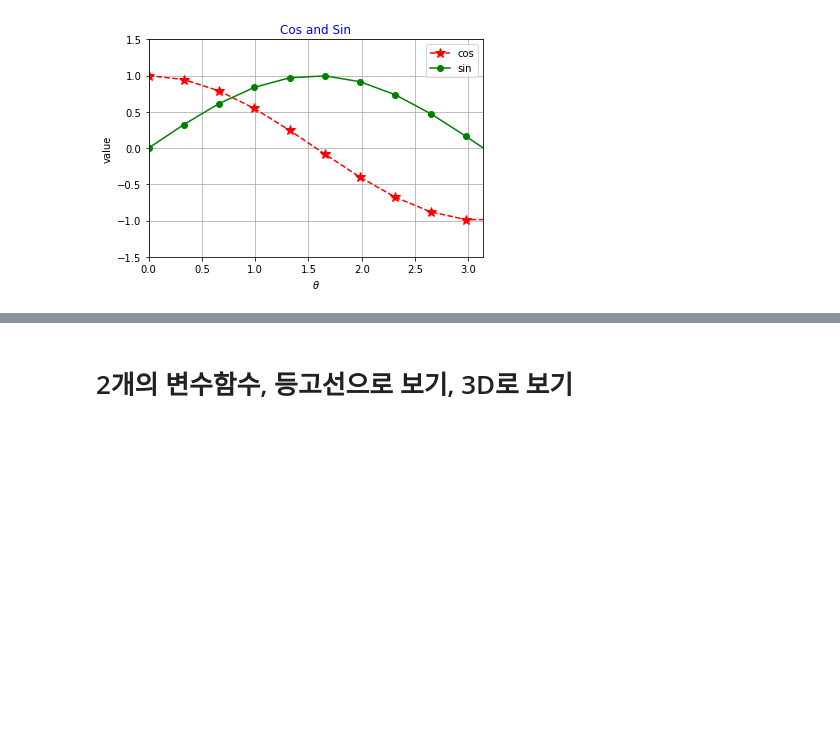
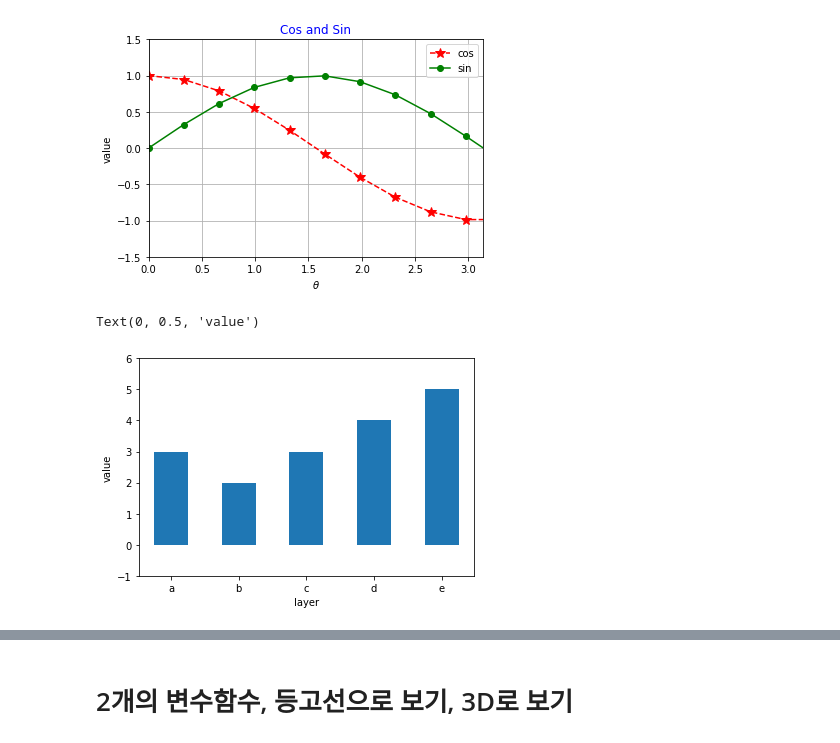
Before and after one commit to pyungmoku/Python_basic, a Jupyter notebook: matplotlib_basic_3기(혁펜).ipynb, the cells around one changed output, grey strips where cells are left out. Drawn from its saved outputs; the diff is of its cells as text; code cells hidden in the pictures; blank space fills up the shorter version.

```diff
--- a/matplotlib_basic_3기(혁펜).ipynb
+++ b/matplotlib_basic_3기(혁펜).ipynb
@@ -93,3 +93,12 @@ plt.axis([0, np.pi,-1.5, 1.5])
 (0.0, 3.141592653589793, -1.5, 1.5)
 [figure]
 [figure]
+# %%
+plt.bar(range(5),[3,2,3,4,5], width=0.5)
+plt.xticks(range(5), ["a", "b", "c", "d", "e"])
+plt.ylim([-1, 6])
+plt.xlabel("layer")
+plt.ylabel("value")
+# %% [output]
+Text(0, 0.5, 'value')
+[figure, added]
```
Also changed, not shown: parts of 5 cells of this notebook.
